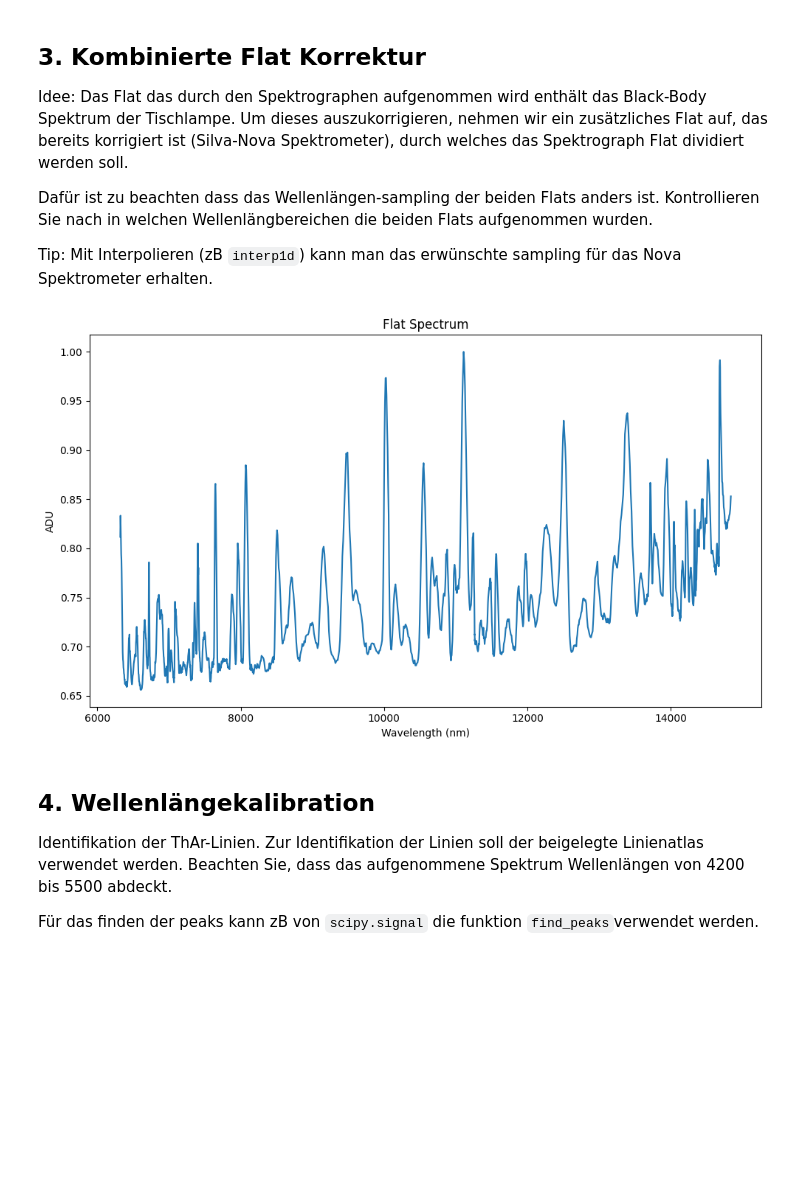
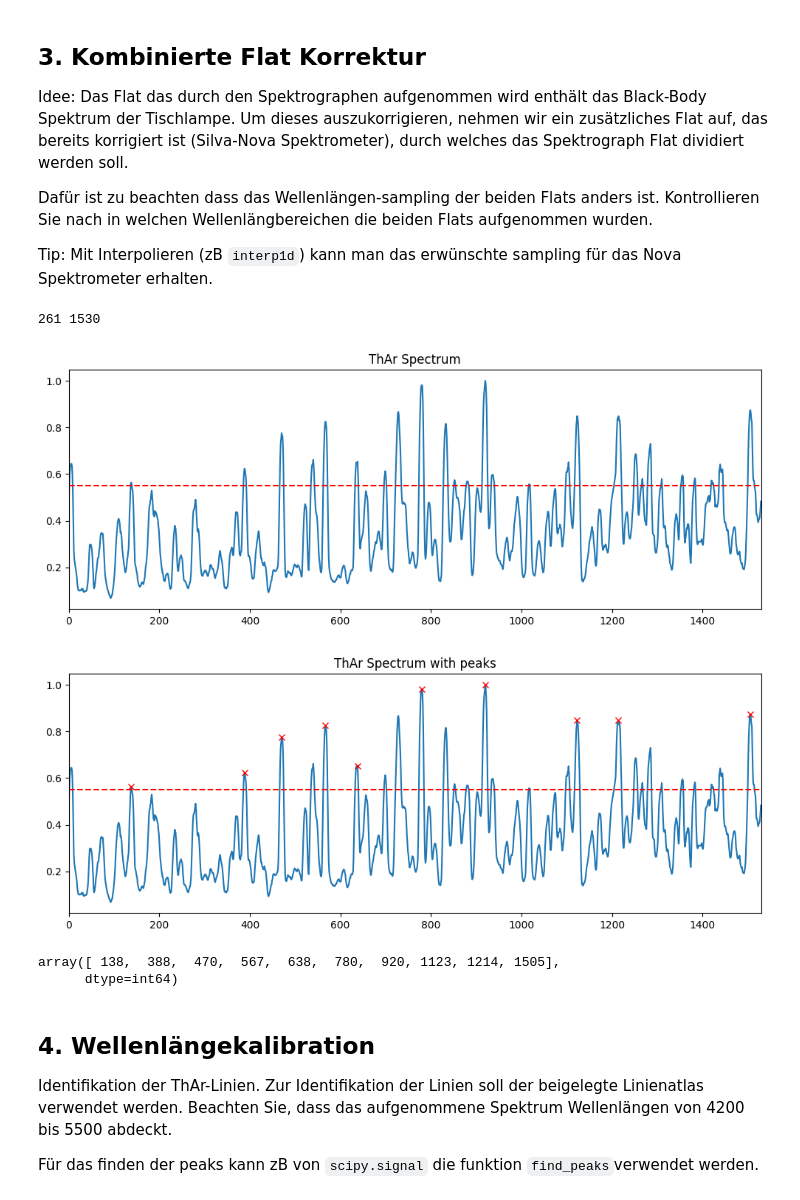
Before and after one commit to B0whunt3r21/AstroPrak, a Jupyter notebook: SolarSpectrum/Auswertungshilfe.ipynb, the cells around one changed output. Drawn from its saved outputs; the diff is of its cells as text; code cells hidden in the pictures; blank space fills up the shorter version.

```diff
--- a/SolarSpectrum/Auswertungshilfe.ipynb
+++ b/SolarSpectrum/Auswertungshilfe.ipynb
@@ -92,26 +114,17 @@ sunThArFrame = np.median(np.array(SunThAr['Spectra'].tolist()), axis=0)
 Extraktion eines 1-dimensionalen Spektrums: Von den kalibrierten Aufnahmen kann ein 1-dimensionales Spektrum extrahiert werden, indem ein Rechteck an der passenden Stelle ausgeschnitten wird. Darauf folgend berechnet man den Median entlang einer Pixelsäule.
 # %%
 #Cutout filter
-cutoutFilter_F = Filters['Filter'][0][920:1220, 350:410]
-filterF = np.nanmedian(cutoutFilter_F, axis=0)
-cutoutFilter_I = Filters['Filter'][1][780:990, 350:410]
-filterI = np.nanmedian(cutoutFilter_I, axis=0)
+#cutoutFilter_F = Filters['Filter'][0][920:1220, 350:410]
+#filterF = np.nanmedian(cutoutFilter_F, axis=0)
+#cutoutFilter_I = Filters['Filter'][1][780:990, 350:410]
+#filterI = np.nanmedian(cutoutFilter_I, axis=0)
 
 #Cutout Spectra
-cutoutSunSpect = sunThArFrame[420:550, :]
-sunSpect = np.nanmedian(cutoutSunSpect, axis=0)
-cutoutThArSpect = sunThArFrame[600:670, :]
+#cutoutSunSpect = sunThArFrame[610:630, :]
+#sunSpect = np.nanmedian(cutoutSunSpect, axis=0)
+
+cutoutThArSpect = sunThArFrame_science[475:485, :]
 ThArSpect = np.nanmedian(cutoutThArSpect, axis=0)
+
 cutoutFlatSpect = flatFrame[420:550, :]
 flatSpect = np.nanmedian(cutoutFlatSpect, axis=0)
-
-
-'''# Speichern als FITS-Tabelle
-table = Table(data=[np.arange(len(biasFrame)), biasFrame], names=["Pixel", "Flux (ADU)"])
-table.write(ROOT+PATH+"biasStack.fits")
-table = Table(data=[np.arange(len(darkFrame)), darkFrame], names=["Pixel", "Flux (ADU)"])
-table.write(ROOT+PATH+"darkStack.fits")
-table = Table(data=[np.arange(len(flatFrame)), flatFrame], names=["Pixel", "Flux (ADU)"])
-table.write(ROOT+PATH+"flatStack.fits")
-table = Table(data=[np.arange(len(sunThArFrame)), sunThArFrame], names=["Pixel", "Flux (ADU)"])
-table.write(ROOT+PATH+"sunThArStack.fits")'''
@@ -129,23 +140,51 @@ Tip: Mit Interpolieren (zB `interp1d`) kann man das erwünschte sampling für da
 refFlat = pd.read_csv(ROOT+PATH+"silvernova.SSM", delim_whitespace=True, names=['Wavelength', 'ADU'], skiprows=1)
 refFlat = refFlat.loc[(420 <= refFlat['Wavelength']) & (refFlat['Wavelength'] <= 550), ['Wavelength', 'ADU']]
 
+
 xAxis = np.linspace(420, 550, len(flatSpect))
 
-flatSpectNorm = np.divide(flatSpect, np.max(flatSpect))
+refInterpol = interp1d(refFlat['Wavelength'], refFlat['ADU'])
 
-refInterpol = interp1d(refFlat['Wavelength'], refFlat['ADU'])
-flatInterp = refInterpol(xAxis)
+axNew = refInterpol(xAxis)
 
-fig, ax = plt.subplots(1, 1, figsize=(10, 6))
-ax.plot(flatInterp, flatSpectNorm)
-ax.set_xlabel('Wavelength (nm)')
-ax.set_ylabel('ADU')
-ax.set_title('Flat Spectrum')
-
-plt.tight_layout()
-plt.show()
+print(len(refFlat['Wavelength']), refFlat['Wavelength'], len(axNew), axNew)
 # %% [output]
-[figure, removed]
+261 1530
+# %%
+# Plot ThAr-lines related to Linienatlas
+ThArSpect_normalized = ThArSpect / max(ThArSpect)
+
+ThAr_peaks_threshold = 0.55
+
+fig, ax = plt.subplots(1, 1, figsize=(10, 4))
+ax.plot(ThArSpect_normalized)
+ax.set_xlim(0, 1530)
+ax.hlines(y=ThAr_peaks_threshold, xmin=0, xmax=1530, color='red', linestyle='dashed')
+ax.set_title('ThAr Spectrum')
+
+plt.tight_layout()
+plt.show()
+# %% [output]
+[figure, added]
+# %%
+ThAr_peaks, ThAr_peaks_properties = find_peaks(ThArSpect_normalized, height=ThAr_peaks_threshold, distance=70, prominence=0.45)
+
+fig, ax = plt.subplots(1, 1, figsize=(10, 4))
+ax.plot(ThArSpect_normalized)
+ax.plot(ThAr_peaks, ThArSpect_normalized[ThAr_peaks], "x", color='r')
+ax.set_xlim(0, 1530)
+ax.hlines(y=ThAr_peaks_threshold, xmin=0, xmax=1530, color='red', linestyle='dashed')
+ax.set_title('ThAr Spectrum with peaks')
+
+plt.tight_layout()
+plt.show()
+# %% [output]
+[figure, added]
+# %%
+ThAr_peaks
+# %% [output]
+array([ 138,  388,  470,  567,  638,  780,  920, 1123, 1214, 1505],
+      dtype=int64)
 # %% [markdown]
 ## 4. Wellenlängekalibration
 Identifikation der ThAr-Linien. Zur Identifikation der Linien soll der beigelegte Linienatlas verwendet werden. Beachten Sie, dass das aufgenommene Spektrum Wellenlängen von 4200 bis 5500 abdeckt.
```
Also changed, not shown: parts of 9 cells of this notebook.
